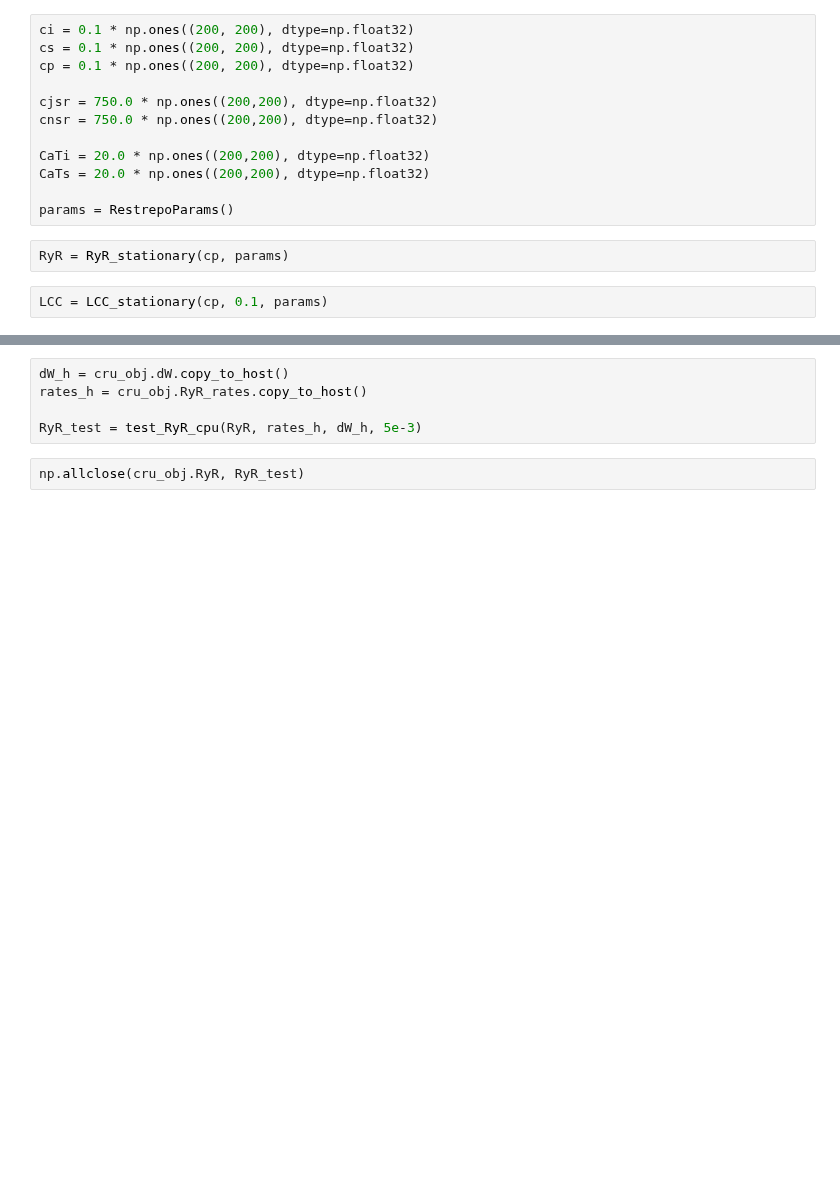
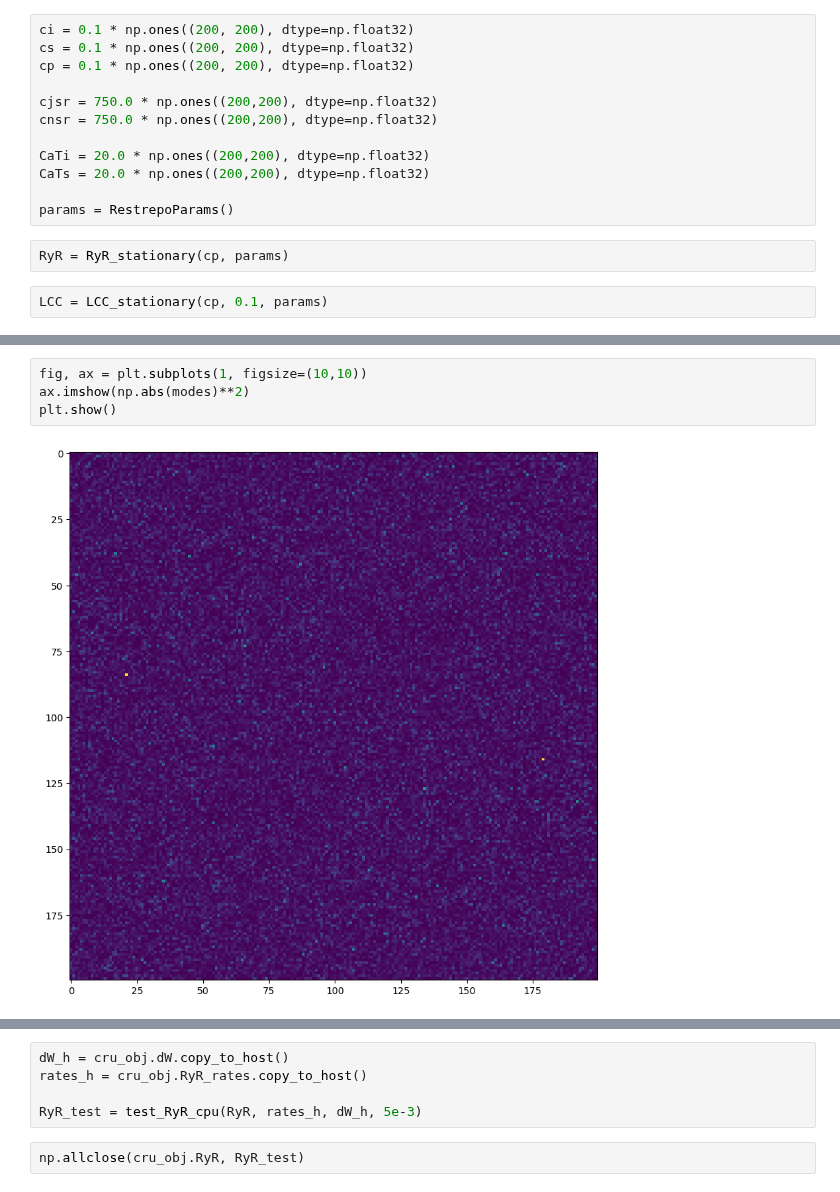
Before and after one commit to lukeoloughlin/GW-model, a Jupyter notebook: src/restrepo/test.ipynb, the cells around one changed output, grey strips where cells are left out. Drawn from its saved outputs; the diff is of its cells as text; blank space fills up the shorter version.

```diff
--- a/src/restrepo/test.ipynb
+++ b/src/restrepo/test.ipynb
@@ -41,0 +44,6 @@ ci_int = cru_obj.ci[1:-1, 1:-1]
+# %%
+fig, ax = plt.subplots(1, figsize=(10,10))
+ax.imshow(np.abs(modes)**2)
+plt.show()
+# %% [output]
+[figure, added]
```
Also changed, not shown: parts of 15 cells of this notebook, 8 other files.
